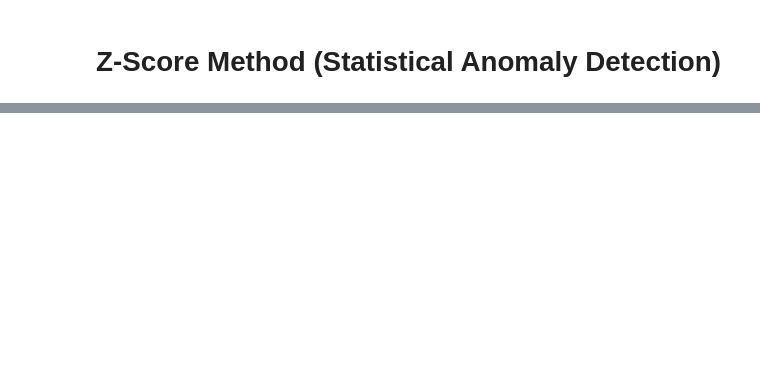
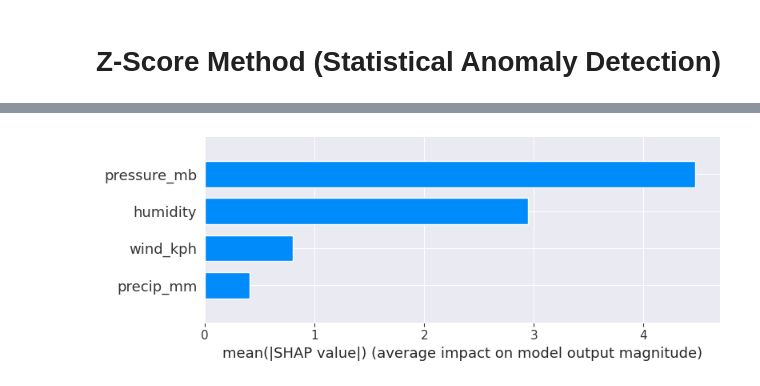
Before and after one commit to MbeleckBerle/pm-data-science, a Jupyter notebook: pm.ipynb, the cells around one changed output, grey strips where cells are left out. Drawn from its saved outputs; the diff is of its cells as text; code cells hidden in the pictures; blank space fills up the shorter version.

```diff
--- a/pm.ipynb
+++ b/pm.ipynb
@@ -422,0 +482,5 @@ Total anomalies detected using Autoencoder: 1174
+# %%
+# Feature importance as a bar chart
+shap.summary_plot(shap_values_sample, X_test_small, plot_type="bar")
+# %% [output]
+[figure, added]
```
Also changed, not shown: parts of 15 cells of this notebook, 1 other file.
